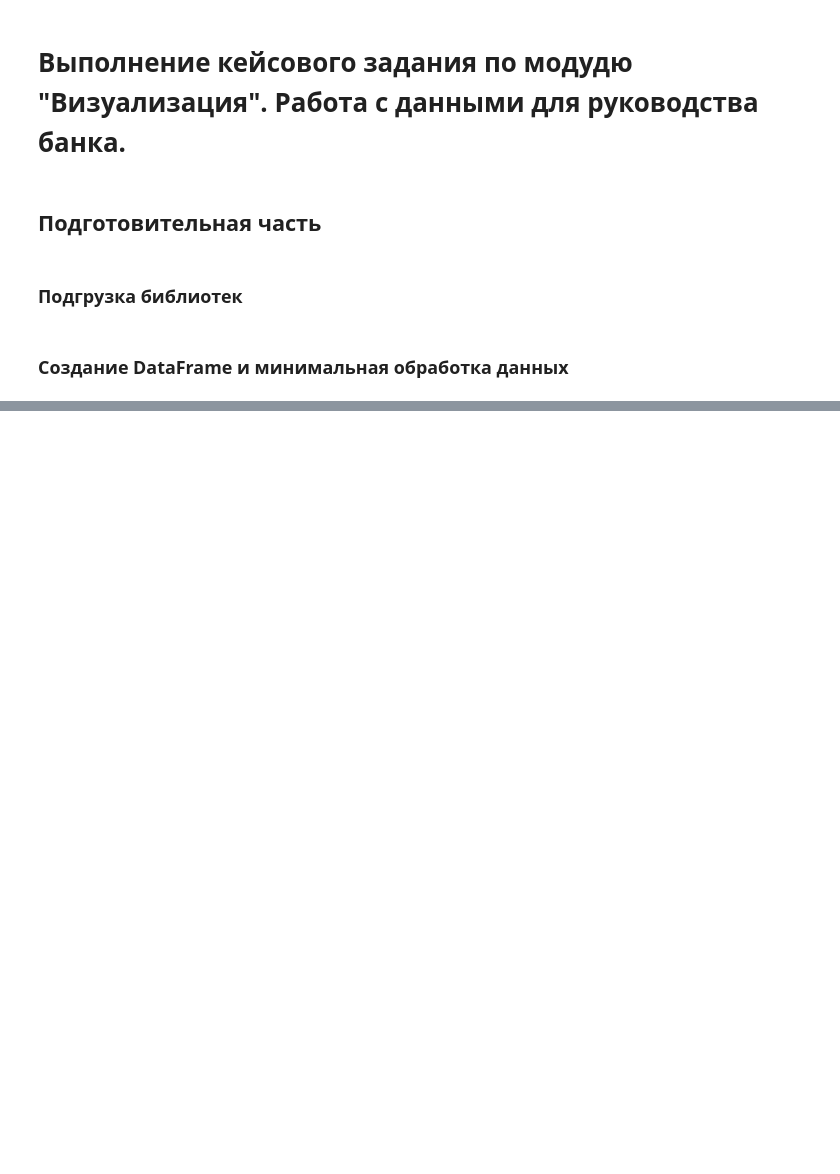
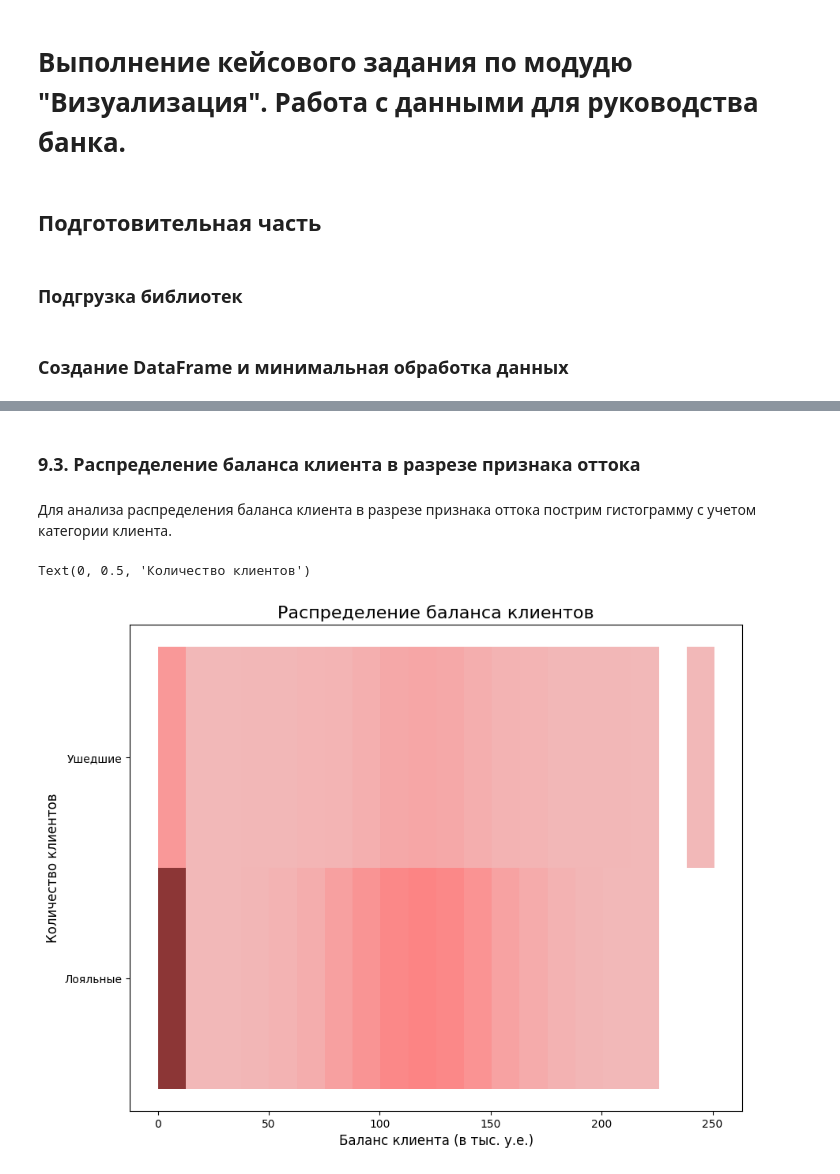
Before and after one commit to SudarickovIlya/DataCleaningProject, a Jupyter notebook: HW-2/HW-2.ipynb, the cells around one changed output, grey strips where cells are left out. Cells and saved outputs as stored; diff of their text form; code cells hidden in the pictures; blank space fills up the shorter version.

```diff
--- a/HW-2/HW-2.ipynb
+++ b/HW-2/HW-2.ipynb
@@ -27,0 +94,21 @@ churn_data = pd.read_csv('data/churn.csv', sep=',', decimal='.')
+# %% [markdown]
+### 9.3. Распределение баланса клиента в разрезе признака оттока
+# %% [markdown]
+Для анализа распределения баланса клиента в разрезе признака оттока пострим гистограмму с учетом категории клиента.
+# %%
+histogr = plt.figure(figsize=(10, 8))
+
+histogr = sns.histplot(
+    churn_data,
+    x=churn_data['Balance'] / 1000,
+    y=churn_data['Exited'].map({1:'Ушедшие', 0:'Лояльные'}),
+    bins=20,
+    color='red'
+)
+
+histogr.set_title('Распределение баланса клиентов', fontsize=16)
+histogr.set_xlabel('Баланс клиента (в тыс. у.е.)', fontsize=12)
+histogr.set_ylabel('Количество клиентов', fontsize=12)
+# %% [output]
+Text(0, 0.5, 'Количество клиентов')
+[figure, added]
```
Also changed, not shown: parts of 13 cells of this notebook, 2 other files.
